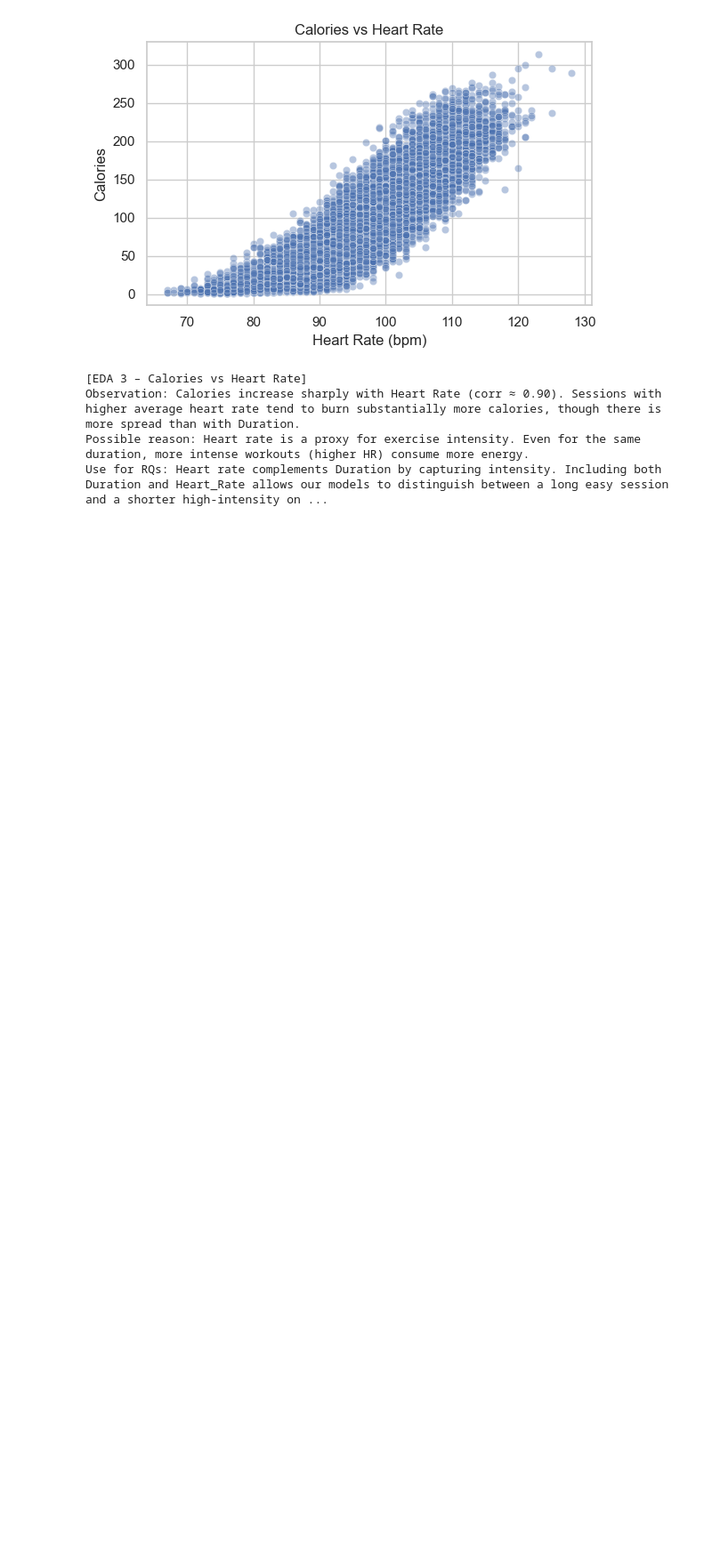
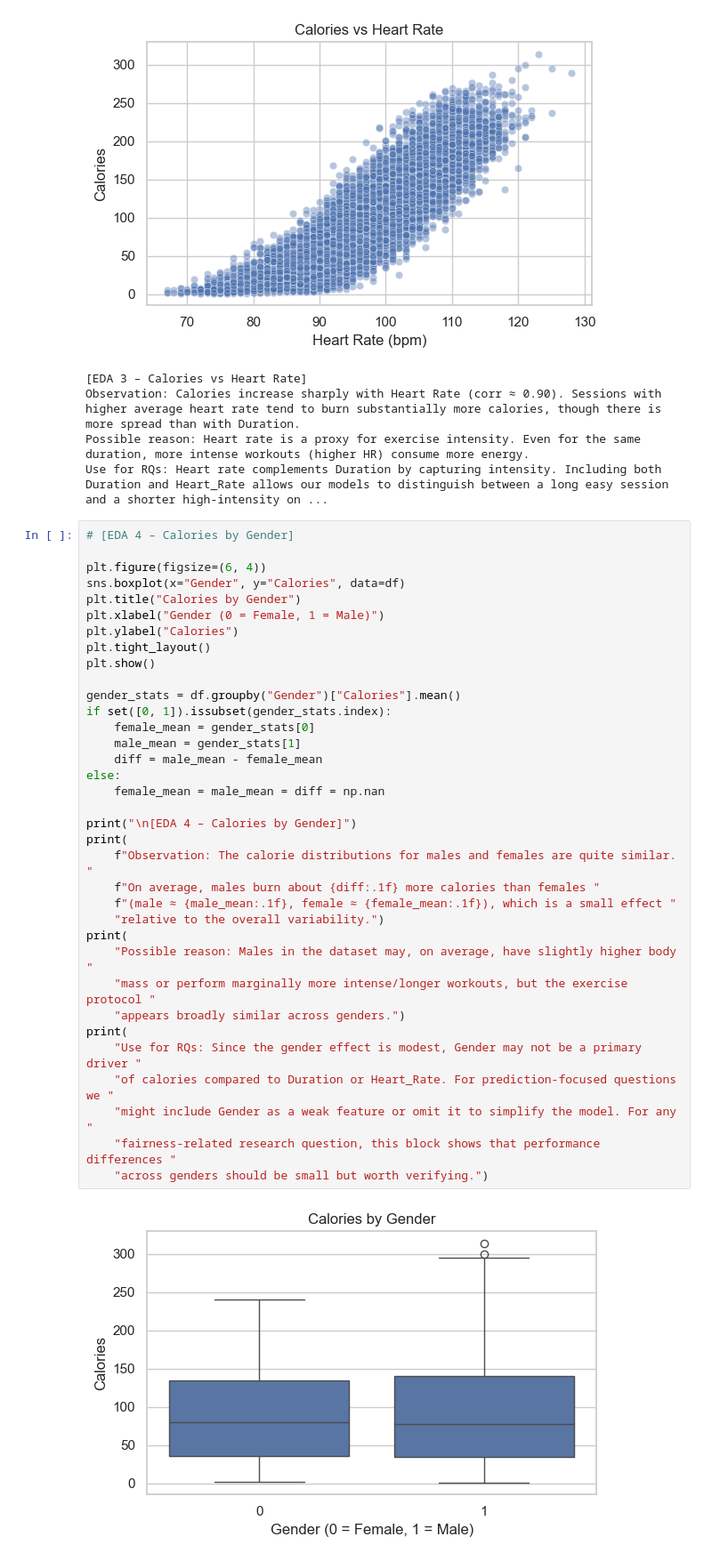
Before and after one commit to haseebshaik00/CalFit-STA-221-Project, a Jupyter notebook: calfit-analysis.ipynb, the cells around one changed output. Shown: that part at 89% size. Cells and saved outputs as stored; diff of their text form; blank space fills up the shorter version.

```diff
--- a/calfit-analysis.ipynb
+++ b/calfit-analysis.ipynb
@@ -245,3 +245,40 @@ print(
 Observation: Calories increase sharply with Heart Rate (corr ≈ 0.90). Sessions with higher average heart rate tend to burn substantially more calories, though there is more spread than with Duration.
 Possible reason: Heart rate is a proxy for exercise intensity. Even for the same duration, more intense workouts (higher HR) consume more energy.
 Use for RQs: Heart rate complements Duration by capturing intensity. Including both Duration and Heart_Rate allows our models to distinguish between a long easy session and a shorter high-intensity on ...
+# %%
+# [EDA 4 – Calories by Gender]
+
+plt.figure(figsize=(6, 4))
+sns.boxplot(x="Gender", y="Calories", data=df)
+plt.title("Calories by Gender")
+plt.xlabel("Gender (0 = Female, 1 = Male)")
+plt.ylabel("Calories")
+plt.tight_layout()
+plt.show()
+
+gender_stats = df.groupby("Gender")["Calories"].mean()
+if set([0, 1]).issubset(gender_stats.index):
+    female_mean = gender_stats[0]
+    male_mean = gender_stats[1]
+    diff = male_mean - female_mean
+else:
+    female_mean = male_mean = diff = np.nan
+
+print("\n[EDA 4 – Calories by Gender]")
+print(
+    f"Observation: The calorie distributions for males and females are quite similar. "
+    f"On average, males burn about {diff:.1f} more calories than females "
+    f"(male ≈ {male_mean:.1f}, female ≈ {female_mean:.1f}), which is a small effect "
+    "relative to the overall variability.")
+print(
+    "Possible reason: Males in the dataset may, on average, have slightly higher body "
+    "mass or perform marginally more intense/longer workouts, but the exercise protocol "
+    "appears broadly similar across genders.")
+print(
+    "Use for RQs: Since the gender effect is modest, Gender may not be a primary driver "
+    "of calories compared to Duration or Heart_Rate. For prediction-focused questions we "
+    "might include Gender as a weak feature or omit it to simplify the model. For any "
+    "fairness-related research question, this block shows that performance differences "
+    "across genders should be small but worth verifying.")
+# %% [output]
+[figure, added]
```
Also changed, not shown: parts of 2 cells of this notebook.
